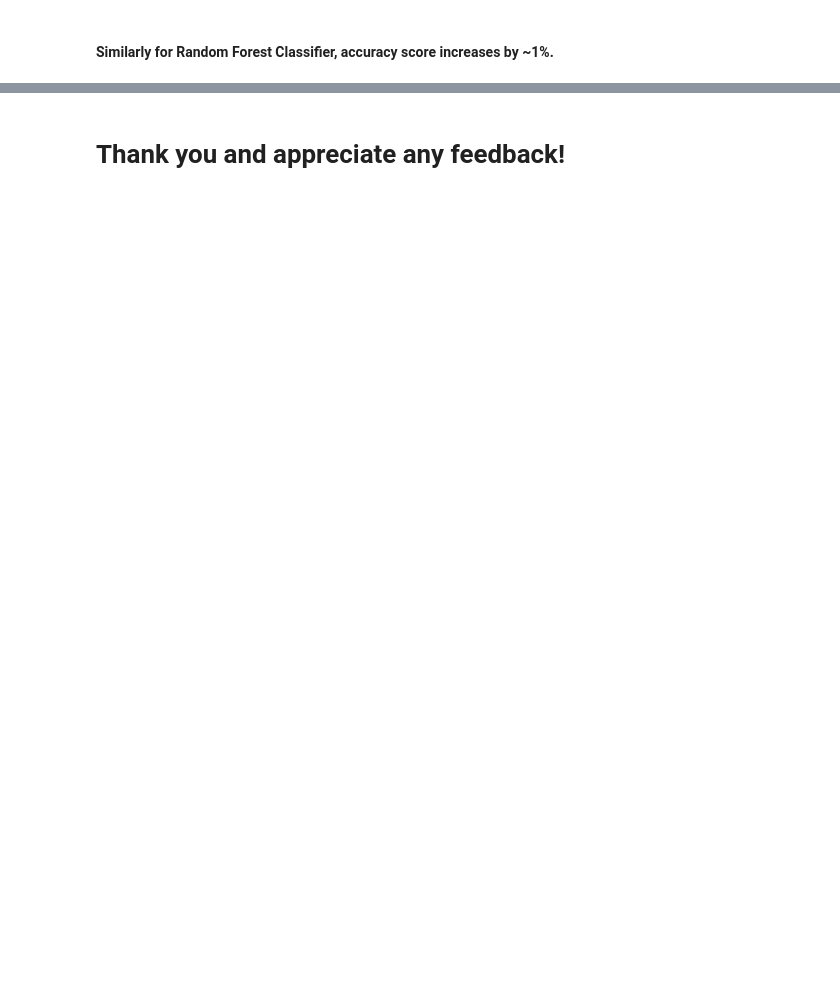
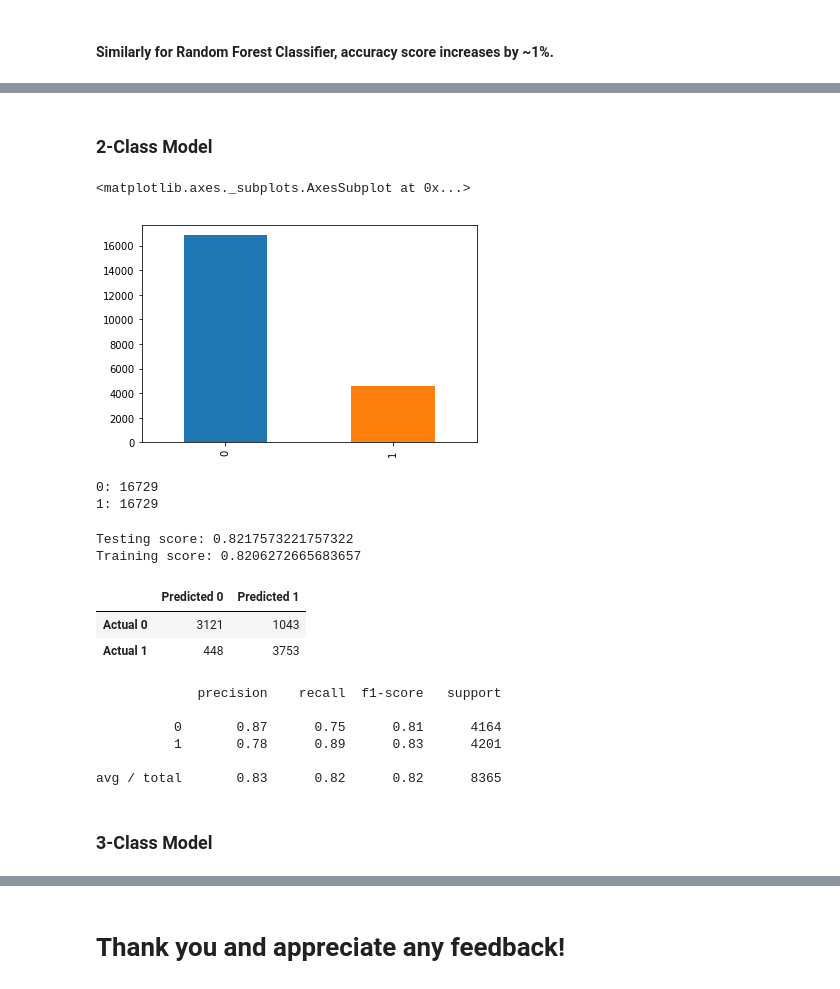
Before and after one commit to chiadaozhe/GA_Projects, a Jupyter notebook: Project 4/Project 4 - Final Report.ipynb, the cells around one changed output, grey strips where cells are left out. Cells and saved outputs as stored; diff of their text form; code cells hidden in the pictures; blank space fills up the shorter version.

```diff
--- a/Project 4/Project 4 - Final Report.ipynb
+++ b/Project 4/Project 4 - Final Report.ipynb
@@ -1710,0 +1823,16 @@ Training score: 0.9956605106468867
+# %% [markdown]
+### 2-Class Model
+# %%
+def f(row):
+    if row['reviews_per_month'] <= 2:
+        val = 0
+    else:
+        val = 1
+    return val
+
+melb1.pop_2class_2 = melb1.apply(f, axis=1)
+# %%
+melb1.pop_2class_2.value_counts().plot(kind="bar")
+# %% [output]
+<matplotlib.axes._subplots.AxesSubplot at 0x...>
+[figure, added]
@@ -1710,0 +1843,46 @@ Training score: 0.9956605106468867
+# %%
+count0=0
+count1=0
+
+for i in y_smt_2:
+    if i == 0:
+        count0 += 1
+    else:
+        count1 += 1
+
+print("0: " + str(count0) + "\n" + "1: " + str(count1))
+# %% [output]
+0: 16729
+1: 16729
+# %%
+X2_train, X2_test, y2_train, y2_test = train_test_split(X_smt_2,y_smt_2, random_state=111)
+
+model = LR.fit(X2_train,y2_train)
+
+y2_pred = LR.predict(X2_test)
+
+print('Testing score: ' + str(LR.score(X2_test, y2_test)))
+print('Training score: ' + str(LR.score(X2_train, y2_train)))
+# %% [output]
+Testing score: 0.8217573221757322
+Training score: 0.8206272665683657
+# %%
+cm=metrics.confusion_matrix(y2_test,y2_pred)
+list1 = ["Actual 0", "Actual 1"]
+list2 = ["Predicted 0", "Predicted 1"]
+pd.DataFrame(cm, list1, list2)
+# %% [output]
+|  | Predicted 0 | Predicted 1 |
+| Actual 0 | 3121 | 1043 |
+| Actual 1 | 448 | 3753 |
+# %%
+print(classification_report(y2_test, y2_pred))
+# %% [output]
+             precision    recall  f1-score   support
+
+          0       0.87      0.75      0.81      4164
+          1       0.78      0.89      0.83      4201
+
+avg / total       0.83      0.82      0.82      8365
+# %% [markdown]
+### 3-Class Model
```
Also changed, not shown: parts of 64 cells of this notebook, 1 other file.
